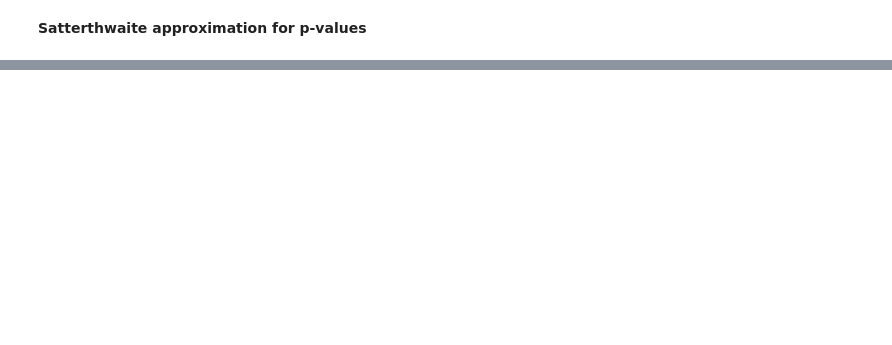
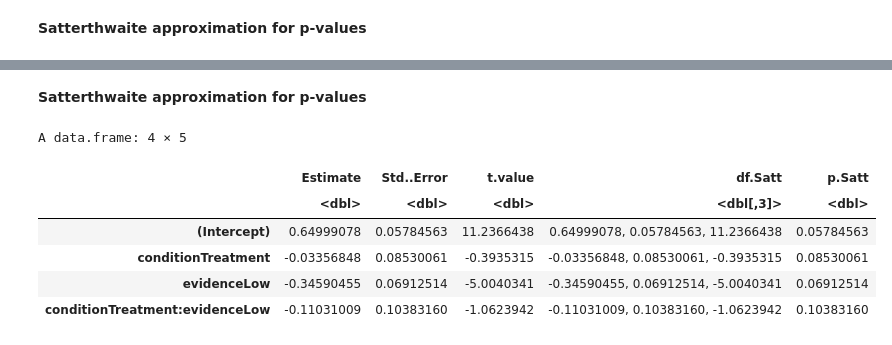
Before and after one commit to cameron-raymond/SDS-Thesis, a Jupyter notebook: notebooks/R_Notebooks/R-Confirmatory_Analysis.ipynb, the cells around one changed output, grey strips where cells are left out. Drawn from its saved outputs; the diff is of its cells as text; code cells hidden in the pictures; blank space fills up the shorter version.

```diff
--- a/notebooks/R_Notebooks/R-Confirmatory_Analysis.ipynb
+++ b/notebooks/R_Notebooks/R-Confirmatory_Analysis.ipynb
@@ -188,0 +155,17 @@ plot(allEffects(md.denies), multiline=TRUE, ci.style="bars")
+# %% [markdown]
+**Satterthwaite approximation for p-values**
+# %%
+coefs <- data.frame(coef(summary(md.rumour_prop)))
+# get Satterthwaite-approximated degrees of freedom
+coefs$df.Satt <- coef(summary(md.rumour_prop))
+# get approximate p-values
+coefs$p.Satt <- coef(summary(md.rumour_prop))[, 2]
+coefs
+# %% [output]
+A data.frame: 4 × 5
+|  | Estimate | Std..Error | t.value | df.Satt | p.Satt |
+|  | <dbl> | <dbl> | <dbl> | <dbl[,3]> | <dbl> |
+| (Intercept) | 0.64999078 | 0.05784563 | 11.2366438 | 0.64999078, 0.05784563, 11.2366438 | 0.05784563 |
+| conditionTreatment | -0.03356848 | 0.08530061 | -0.3935315 | -0.03356848, 0.08530061, -0.3935315 | 0.08530061 |
+| evidenceLow | -0.34590455 | 0.06912514 | -5.0040341 | -0.34590455, 0.06912514, -5.0040341 | 0.06912514 |
+| conditionTreatment:evidenceLow | -0.11031009 | 0.10383160 | -1.0623942 | -0.11031009, 0.10383160, -1.0623942 | 0.10383160 |
```
Also changed, not shown: parts of 17 cells of this notebook, 6 other files.
